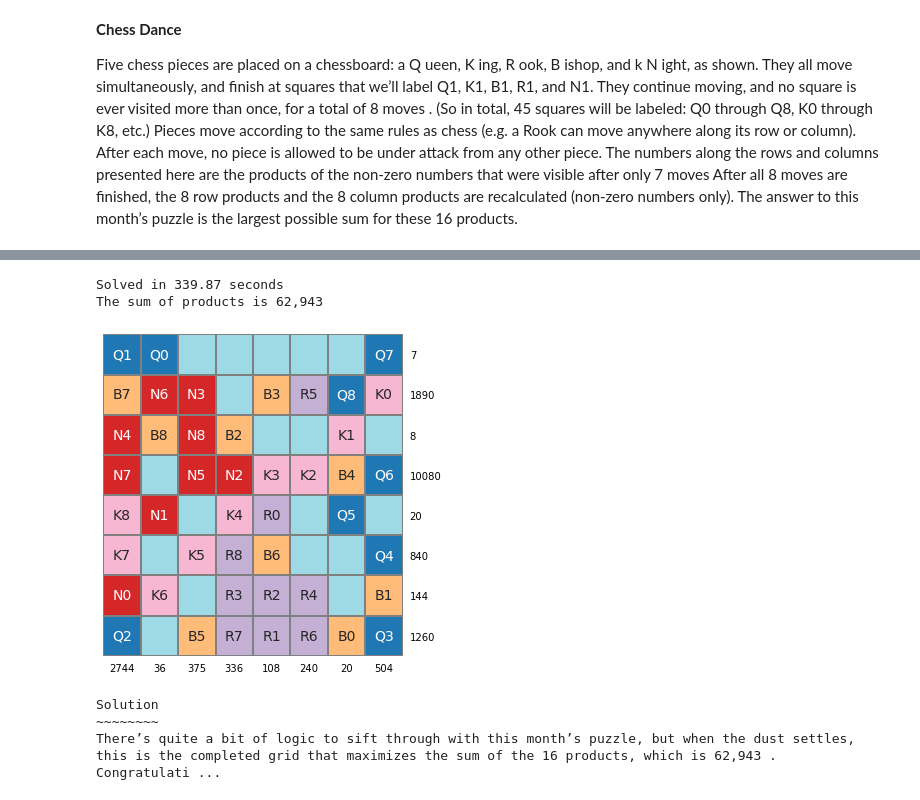
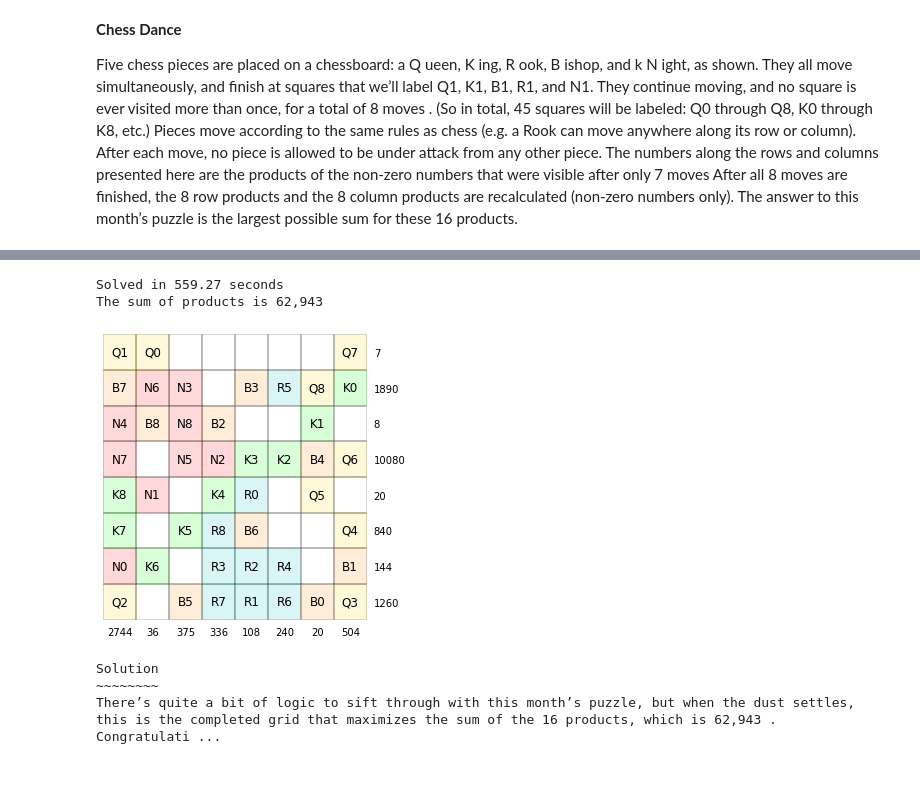
Before and after one commit to gowen100/Jane-Street-Solutions, a Jupyter notebook: 2016_09_ChessDance.ipynb, the cells around one changed output, grey strips where cells are left out. Cells and saved outputs as stored; diff of their text form; code cells hidden in the pictures.

```diff
--- a/2016_09_ChessDance.ipynb
+++ b/2016_09_ChessDance.ipynb
@@ -51,21 +52,6 @@ s += R[0] == 36
 s += N[0] == 6
 s += B[0] == 55
 
-
-# using some of the solutions to test
-b_solve = [55,62,26,33,51,23,37,1,10]
-q_solve = [8,0,7,63,61,52,59,56,49]
-k_solve = [57,50,43,35,28,21,14,5,4]
-r_solve = [36,39,38,30,46,41,47,31,29]
-n_solve = [6,12,27,17,2,19,9,3,18]
-
-n=4
-s+= [Q[i] == q_solve[i] for i in range(n)]
-s+= [K[i] == k_solve[i] for i in range(n)]
-s+= [R[i] == r_solve[i] for i in range(n)]
-s+= [N[i] == n_solve[i] for i in range(n)]
-s+= [B[i] == b_solve[i] for i in range(n)]
-
 #distinct placements on the board
 pieces = Q+K+R+N+B
 
@@ -74,7 +60,7 @@ s += [And(i>-1,i<64) for i in pieces]
 
 # valid moves
 a = [(i,j) for i,j in itertools.product((1, -1),(2,-2))]
-n_moves = a + [tuple(reversed(m)) for m in a]
+n_moves = [f(i,j) for i,j in itertools.product([1, -1],[2,-2]) for f in [lambda i,j:(i,j),lambda i,j:(j,i)]]
 r_moves = [f(i) for i in range(1,8) for f in [lambda x:(x,0),lambda x:(0,x),lambda x:(0,-x),lambda x:(-x,0)]]
 k_moves = [(i,j) for (i,j) in itertools.product([-1,0,1],[-1,0,1]) if (i,j) != (0,0)]
 b_moves = [f(i) for i in range(1,8) for f in [lambda x:(x,x),lambda x:(-x,x),lambda x:(x,-x),lambda x:(-x,-x)]]
@@ -117,6 +103,16 @@ for x in range(8):
     s += row_tot[x] == Product([If(i % 8==x,y,1) for y in range(1,8) for i in [Q[y],K[y],R[y],N[y],B[y]]])
     s += col_tot[x] == Product([If(i / 8==x,y,1) for y in range(1,8) for i in [Q[y],K[y],R[y],N[y],B[y]]])
 
+
+# cut down the search space by looking at divisors of the totals
+for n in range(1,8):
+    poss = [i*8+j for i in range(8) for j in range(8) if (col_tot[i] % n ==0) and (row_tot[j] % n ==0) ]
+    s += Or([Q[n]== p for p in poss])
+    s += Or([K[n]== p for p in poss])
+    s += Or([R[n]== p for p in poss])
+    s += Or([N[n]== p for p in poss])
+    s += Or([B[n]== p for p in poss])
+
 if s.check() == sat:
     m = s.model()
     q = [m.evaluate(Q[i]).as_long() for i in range(9)]
@@ -133,38 +129,38 @@ if s.check() == sat:
         board[q[i] % 8][q[i] // 8] = "Q%s"% i
         board[k[i] % 8][k[i] // 8] = "K%s"% i
         board[r[i] % 8][r[i] // 8] = "R%s"% i
         board[n[i] % 8][n[i] // 8] = "N%s"% i
         board[b[i] % 8][b[i] // 8] = "B%s"% i
-        colours[q[i] % 8][q[i] // 8] = 6
+        colours[q[i] % 8][q[i] // 8] = 1
         colours[k[i] % 8][k[i] // 8] = 2
         colours[r[i] % 8][r[i] // 8] = 3
         colours[n[i] % 8][n[i] // 8] = 4
         colours[b[i] % 8][b[i] // 8] = 5
         prod[q[i] % 8][q[i] // 8] = i
         prod[k[i] % 8][k[i] // 8] = i
         prod[r[i] % 8][r[i] // 8] = i
         prod[n[i] % 8][n[i] // 8] = i
         prod[b[i] % 8][b[i] // 8] = i
 
     prod[prod==0] = 1
 
     soln = np.sum(np.product(prod,0))+np.sum(np.product(prod,1))
     print("The sum of products is {:,.0f}\n".format(soln))
 
-    fig,ax = plt.subplots(1,1,figsize=(5,5))
-    ax =sns.heatmap(colours,annot=board,cbar=False,cmap="tab20_r",fmt="",linewidths=1,linecolor="grey",annot_kws={"size":14},
+    fig,ax = plt.subplots(1,1,figsize=(4.5,4.5))
+    ax =sns.heatmap(colours,annot=board,cbar=False,cmap=ListedColormap(["w","gold","lime","c","r","darkorange"]),fmt="",linewidths=1,linecolor="k",annot_kws={"size":12,"color":"k"},alpha=.15,
                     xticklabels=col_tot, yticklabels=row_tot)
     ax.tick_params(left=False, bottom=False,labelleft=False, labelright=True)
     plt.xticks(rotation=0,fontsize =10)
     plt.yticks(rotation=0,fontsize =10)
     plt.tight_layout()
     plt.show()
 else:
     print("failed to solve")
 # %% [output]
-Solved in 339.87 seconds
+Solved in 559.27 seconds
 The sum of products is 62,943
-[figure, old version]
+[figure, new version]
 # %%
 url='https://www.janestreet.com/puzzles/solutions/september-2016-solution/'
 res = requests.get(url)
```
Also changed, not shown: parts of 5 cells of this notebook.
